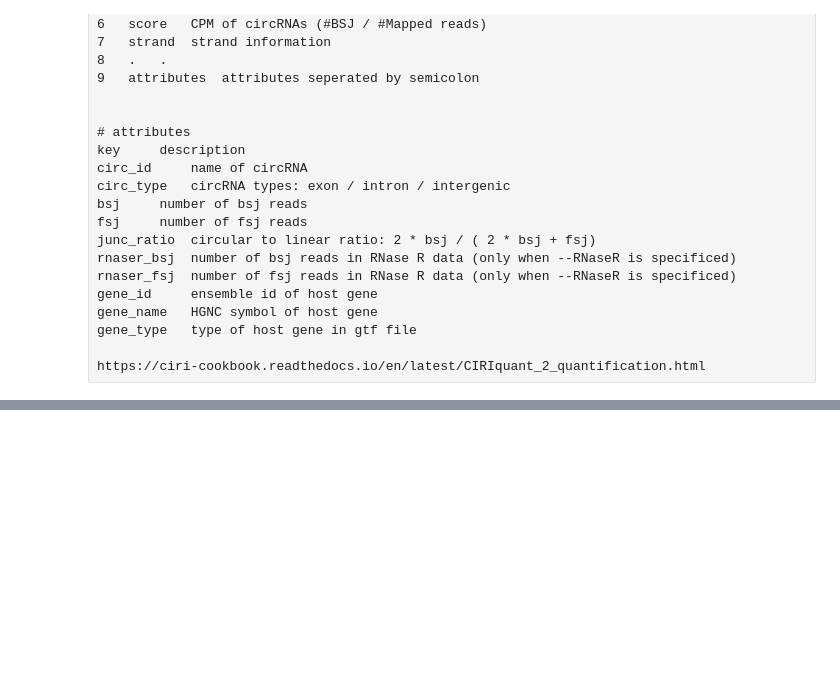
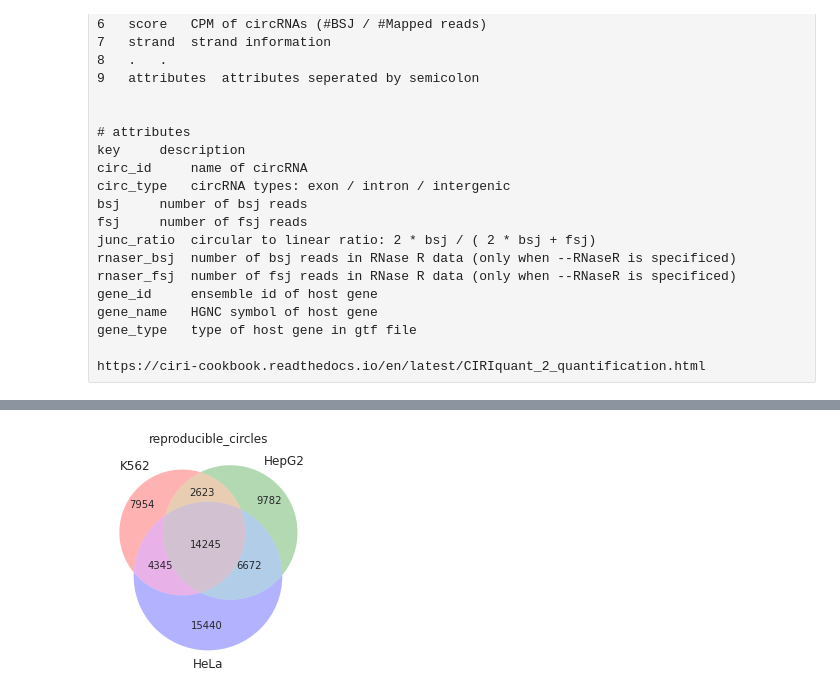
Before and after one commit to algaebrown/circSTAMP_pipe, a Jupyter notebook: notebook/5_ciriquant_output-iter7-and-12_cell_line.ipynb, the cells around one changed output, grey strips where cells are left out. Saved outputs shown, nothing was run; the diff lists cells and outputs as text; code cells hidden in the pictures; blank space fills up the shorter version.

```diff
--- a/notebook/5_ciriquant_output-iter7-and-12_cell_line.ipynb
+++ b/notebook/5_ciriquant_output-iter7-and-12_cell_line.ipynb
@@ -224,0 +160,18 @@ total_stat.plot.scatter(x = '##Mapped_Reads', y = 'Uniquely mapped reads number'
+# %%
+circname_reproducible = {}
+for cell_line in ['K562', 'HepG2', 'HeLa']:
+    circname_reproducible[cell_line]=set(bsj.loc[~bsj[f'{cell_line}_rep1_rar11'].isnull()].index).intersection(
+                                    set(bsj.loc[~bsj[f'{cell_line}_rep2_rar11'].isnull()].index)
+    )
+circname_reproducible['HEK293']=set(bsj.loc[~bsj[['HEK_rar11', 'circseq-bm-rar11-nxt']].isnull().any(axis = 1)].index)
+# %%
+from matplotlib_venn import venn3
+venn3([circname_reproducible[p] for p in ['K562', 'HepG2', 'HeLa']]
+      , set_labels = ('K562', 'HepG2', 'HeLa'),
+
+      alpha = 0.3
+     )
+plt.title('reproducible_circles')
+plt.savefig(figdir / '5_venn_3cellline.pdf')
+# %% [output]
+[figure, added]
```
Also changed, not shown: parts of 71 cells of this notebook, 1 other file.
